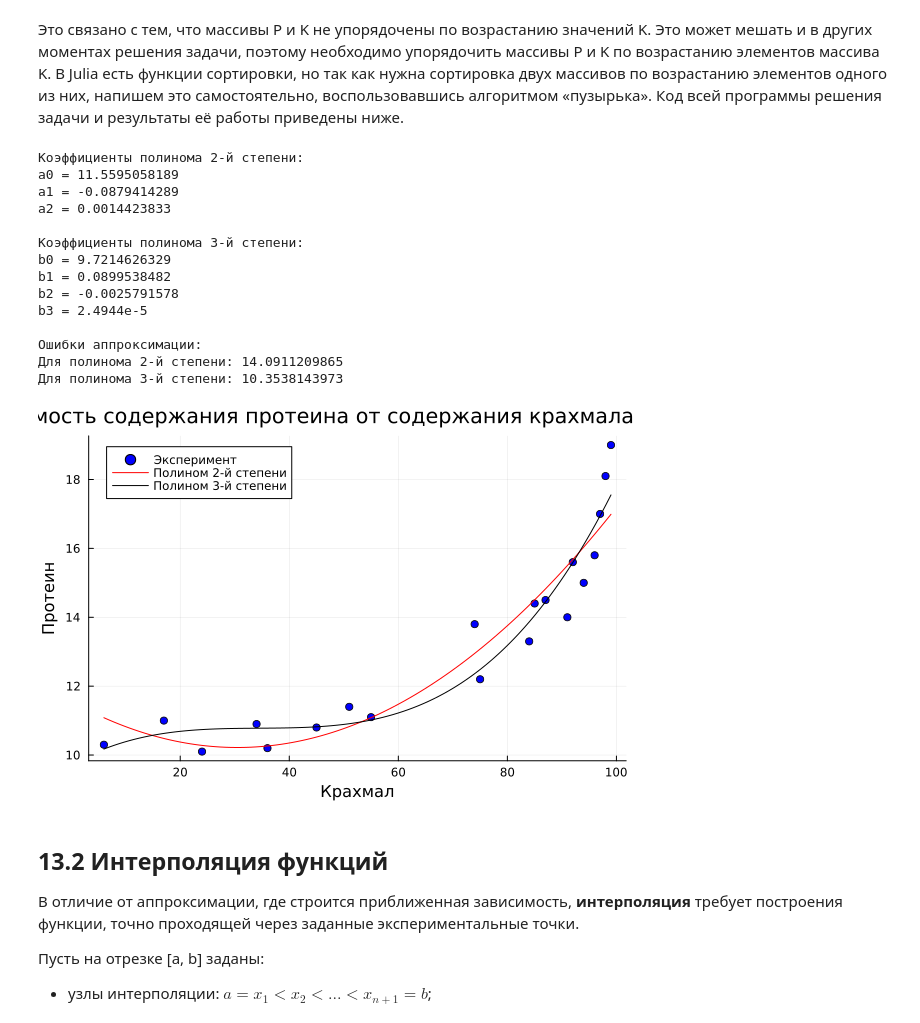
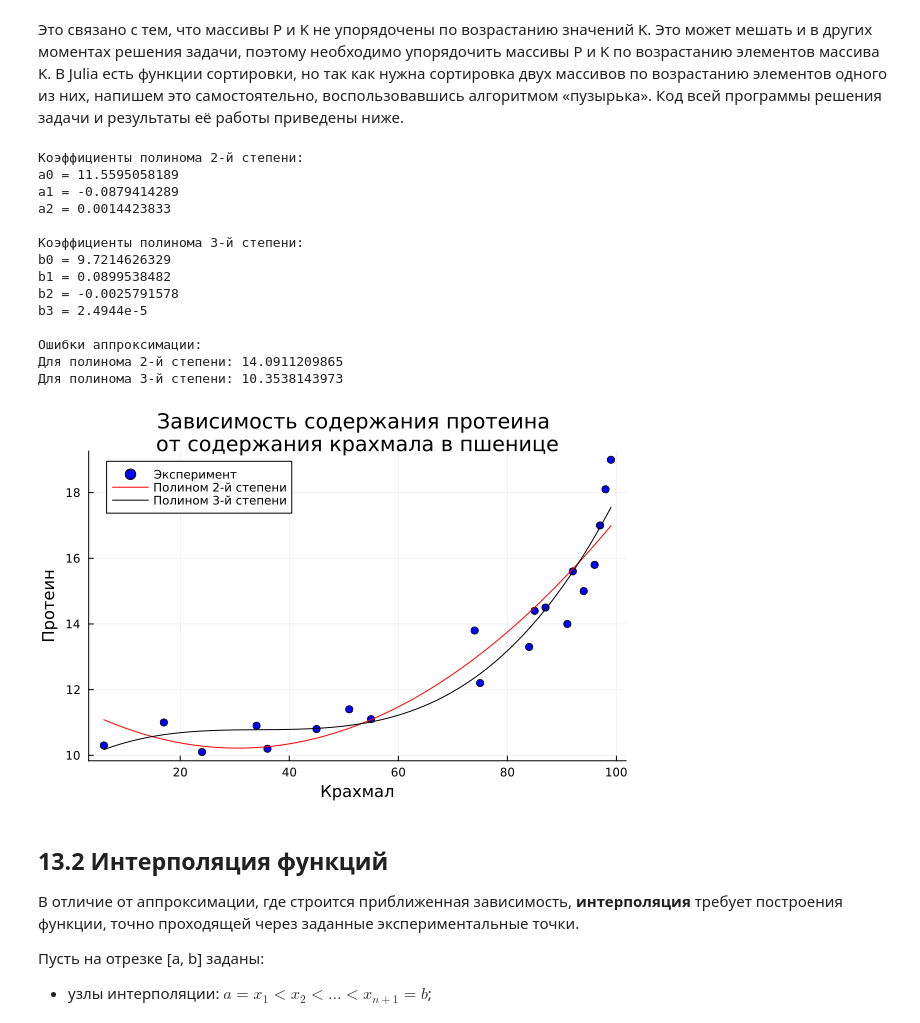
Before and after one commit to JuliaChurakova/Julia, a Jupyter notebook: Julia_2.ipynb, the cells around one changed output. Saved outputs shown, nothing was run; the diff lists cells and outputs as text; code cells hidden in the pictures.

```diff
--- a/Julia_2.ipynb
+++ b/Julia_2.ipynb
@@ -331,12 +367,14 @@ function gause(A, B, n)
     return x
 end
 
-println("Введите количество строк (n):")
+println("Введите количество строк (n)")
 n = parse(Int, readline())
+println("Введенное значение n = ", n)
 println("Введите количество столбцов (m):")
 m = parse(Int, readline())
+println("Введенное значение m = ", m)
 
-println("Введите элементы матрицы A($n x $m):")
+println("Введите элементы матрицы A($n x $m)")
 A = zeros(Float64, n, m)
 for i in 1:n
     for j in 1:m
@@ -345,12 +383,20 @@ for i in 1:n
 end
 end
 
-println("Введите элементы массива a($n)")
+println("Введите элементы массива b($n)")
 a = zeros(Float64, n)
 for i in 1:n
     k = parse(Float64, readline())
     a[i] = k
 end
 
+println("\nВведенная матрица A:")
+for i in 1:n
+    println(A[i, :])
+end
+
+println("\nВведенный вектор b:")
+println(a)
+
 coef = gause(A, a,n)
 # %% [output]
@@ -1445,35 +1496,36 @@ S2 = sum((P .- a[1] .- a[2] .* K .- a[3] .* K .^ 2) .^ 2)
 S3 = sum((P .- b[1] .- b[2] .* K .- b[3] .* K .^ 2 .- b[4] .* K .^ 3) .^ 2)
 println("\nОшибки аппроксимации:")
 println("Для полинома 2-й степени: ", round(S2, digits=10))
 println("Для полинома 3-й степени: ", round(S3, digits=10))
 for i in 1:length(t)
     P2[i] = a[1] + a[2] * t[i] + a[3] * t[i] ^ 2
     P3[i] = b[1] + b[2] * t[i] + b[3] * t[i] ^ 2 + b[4] * t[i] ^ 3
 end
 
 scatter(K, P, label="Эксперимент", color = :blue)
 plot!(t, P2, color = :red, label="Полином 2-й степени")
 plot!(t, P3, color = :black, label="Полином 3-й степени")
 
-title!("Зависимость содержания протеина от содержания крахмала в пшенице")
+title!("Зависимость содержания протеина
+от содержания крахмала в пшенице")
 xlabel!("Крахмал")
 ylabel!("Протеин")
 # %% [output]
 Коэффициенты полинома 2-й степени:
 a0 = 11.5595058189
 a1 = -0.0879414289
 a2 = 0.0014423833
 
 Коэффициенты полинома 3-й степени:
 b0 = 9.7214626329
 b1 = 0.0899538482
 b2 = -0.0025791578
 b3 = 2.4944e-5
 
 Ошибки аппроксимации:
 Для полинома 2-й степени: 14.0911209865
 Для полинома 3-й степени: 10.3538143973
-[figure, old version]
+[figure, new version]
 # %% [markdown]
 ## 13.2 Интерполяция функций
 
```
Also changed, not shown: parts of 25 cells of this notebook, 4 other files.
